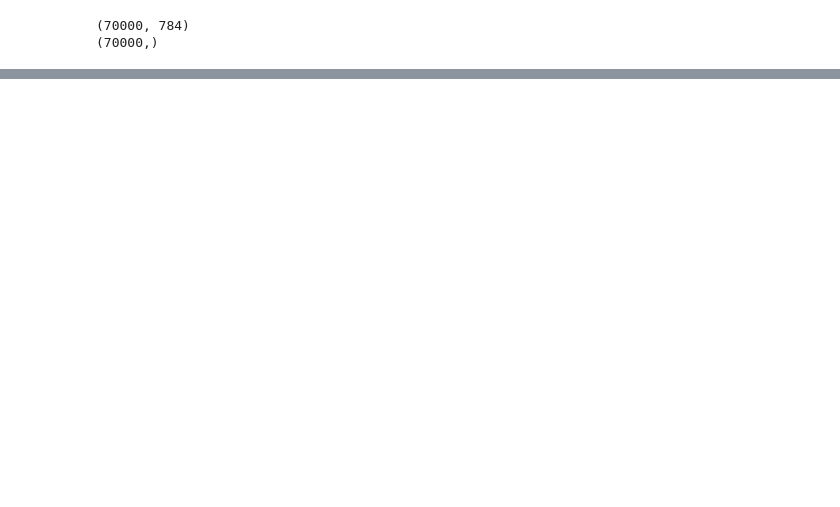
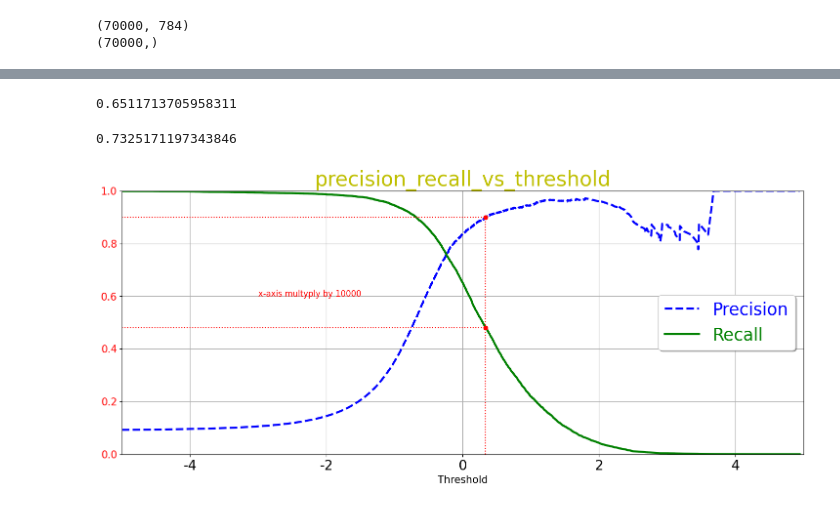
Before and after one commit to Abhisingh980/hands-on-machine-learning-second-edition, a Jupyter notebook: deepnote/Abhinesh_kumar’s_recommendations_system/chapter 3-clasification.ipynb, the cells around one changed output, grey strips where cells are left out. Saved outputs shown, nothing was run; the diff lists cells and outputs as text; code cells hidden in the pictures; blank space fills up the shorter version.

```diff
--- a/deepnote/Abhinesh_kumar’s_recommendations_system/chapter 3-clasification.ipynb
+++ b/deepnote/Abhinesh_kumar’s_recommendations_system/chapter 3-clasification.ipynb
@@ -16,0 +61,4 @@ print(y.shape)
+# %%
+from sklearn.linear_model import SGDClassifier
+sdg = SGDClassifier(random_state=42)
+sdg.fit(x_train,y_train_5)
@@ -16,0 +108,40 @@ print(y.shape)
+# %%
+recall_score(y_train_5,y_train_pred)
+# %% [output]
+0.6511713705958311
+# %%
+f1_score(y_train_5,y_train_pred)
+# %% [output]
+0.7325171197343846
+# %%
+y_score = cross_val_predict(sdg,x_train,y_train_5,cv=3,method='decision_function')
+# %%
+from sklearn.metrics import precision_recall_curve
+precision, recall, theshold = precision_recall_curve(y_train_5,y_score)
+# %%
+recall_90_per = recall[np.argmax(precision >= 0.90)]
+threshold_90_per = theshold[np.argmax(precision >= 0.90)]
+# %%
+def precision_recall_vs_threshold(precision,recall,threshold):
+    plt.figure(figsize=(18,7))
+    plt.plot(threshold,precision[:-1],'b--',label='Precision',linewidth=3)
+    plt.plot(threshold,recall[:-1],'g-',label='Recall',linewidth=3)
+    plt.xlim(-50000,50000)
+    plt.ylim(0,1)
+    plt.xticks([-40000, -20000, 0, 20000, 40000], ['-4', '-2', '0', '2', '4'],fontsize=20)
+    plt.yticks(fontsize=15,color='r')
+precision_recall_vs_threshold(precision,recall,theshold)
+plt.xlabel('Threshold',fontsize=15)
+plt.title('precision_recall_vs_threshold',fontsize=30,color='y')
+plt.legend(loc='center right',fontsize=25,shadow=True,labelcolor=['b','g'])
+plt.grid()
+plt.text(x=-30000,y=0.6,s='x-axis multyply by 10000', fontsize=12,color='r')
+# highlight threshold
+plt.plot([threshold_90_per, threshold_90_per], [0., 0.9], "r:")                 # Not shown
+plt.plot([-50000, threshold_90_per], [0.9, 0.9], "r:")                          # Not shown
+plt.plot([-50000, threshold_90_per], [recall_90_per, recall_90_per], "r:")      # Not shown
+plt.plot([threshold_90_per], [0.9], "ro")                                       # Not shown
+plt.plot([threshold_90_per], [recall_90_per], "ro")
+plt.show()
+# %% [output]
+[figure, added]
```
Also changed, not shown: parts of 28 cells of this notebook.
